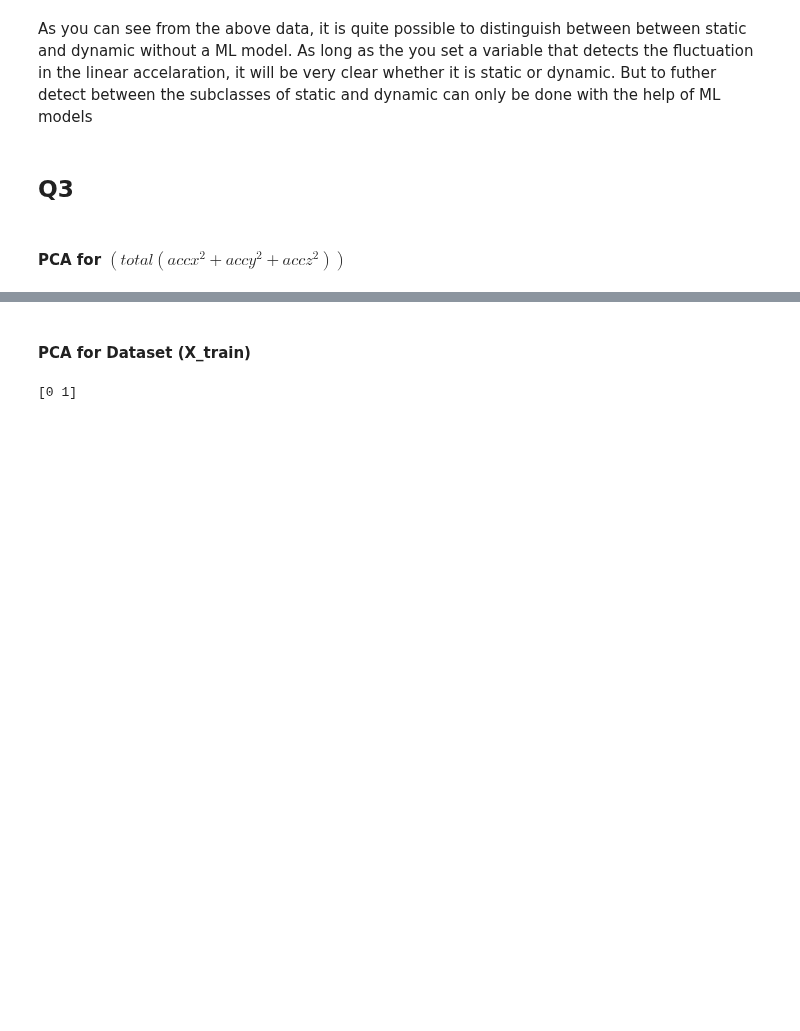
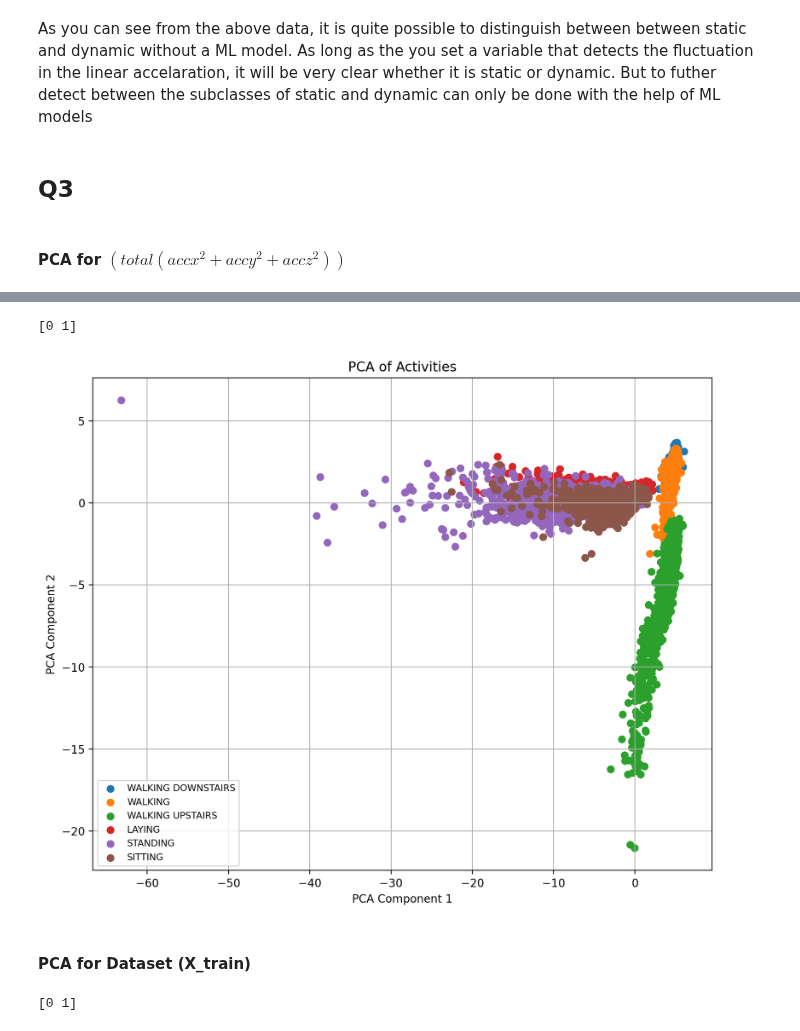
Before and after one commit to shadowscythe03/es335-24-fall-assignment-1, a Jupyter notebook: Task_1.ipynb, the cells around one changed output, grey strips where cells are left out. Cells and saved outputs as stored; diff of their text form; code cells hidden in the pictures; blank space fills up the shorter version.

```diff
--- a/Task_1.ipynb
+++ b/Task_1.ipynb
@@ -75,0 +163,15 @@ As you can see from the above data, it is quite possible to distinguish between
+# %%
+# Highly correlated features are removed
+corr_features = tsfel.correlated_features(X_train)
+X_train.drop(corr_features, axis=1, inplace=True)
+X_test.drop(corr_features, axis=1, inplace=True)
+
+# Remove low variance features
+selector = VarianceThreshold()
+X_train = selector.fit_transform(X_train)
+X_test = selector.transform(X_test)
+
+# Normalising Features
+scaler = preprocessing.StandardScaler()
+nX_train = scaler.fit_transform(X_train)
+nX_test = scaler.transform(X_test)
@@ -76,3 +192,48 @@ As you can see from the above data, it is quite possible to distinguish between
+# %%
+
+X = nX_train
+mean = np.mean(X, axis=0)
+std_dev = np.std(X, axis=0)
+X_standardized = (X - mean) / std_dev
+
+# Apply SVD
+U, S, VT = np.linalg.svd(X_standardized)
+
+# Get the top 2 principal components
+PC_indices = np.argsort(S)[-2:][::-1]
+print(PC_indices)
+principal_components = VT[PC_indices]
+# Project data onto the first 2 principal components
+X_pca = np.dot(X_standardized, principal_components.T)
+
+# Create a DataFrame with PCA results and labels
+pca_df = pd.DataFrame(data=X_pca, columns=['PCA1', 'PCA2'])
+pca_df['activity'] = y_train_df.values
+# Mapping names to values (1,2,3,4,5,6) : (LAYING,SITTING,STANDING,WALKING,WALKING_DOWNSTAIRS,WALKING_UPSTAIRS)
+activity_mapping = {
+    1: 'LAYING',
+    2: 'SITTING',
+    3: 'STANDING',
+    4: 'WALKING',
+    5: 'WALKING DOWNSTAIRS',
+    6: 'WALKING UPSTAIRS'
+}
+pca_df['activity'] = pca_df['activity'].map(activity_mapping)
+# Plotting
+plt.figure(figsize=(10, 8))
+for activity in pca_df['activity'].unique():
+    subset = pca_df[pca_df['activity'] == activity]
+    plt.scatter(subset['PCA1'], subset['PCA2'], label=activity)
+
+plt.xlabel('PCA Component 1')
+plt.ylabel('PCA Component 2')
+plt.title('PCA of Activities')
+plt.legend(loc='best', fontsize='small')
+plt.grid(True)
+plt.show()
+# %% [output]
+[0 1]
+[figure, added]
 # %% [markdown]
 #### PCA for Dataset (X_train)
 # %%
```
Also changed, not shown: parts of 9 cells of this notebook.
